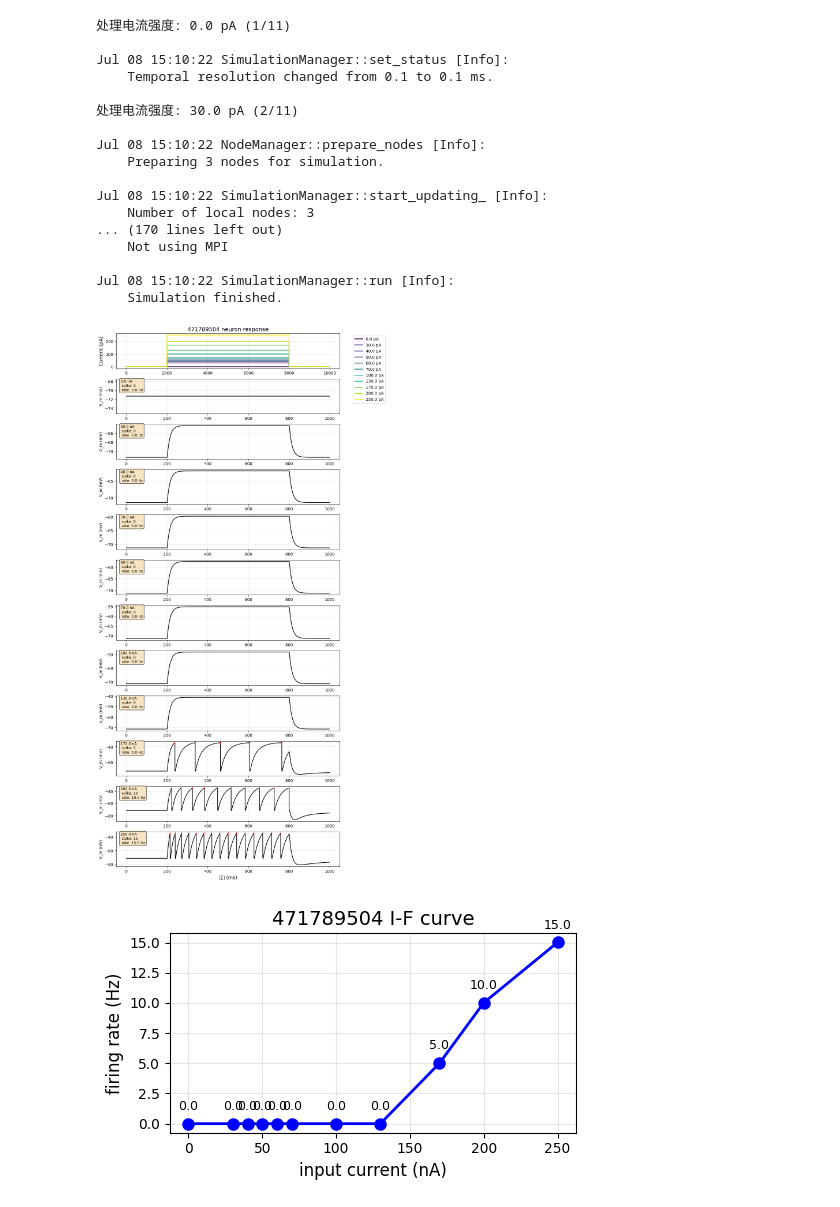
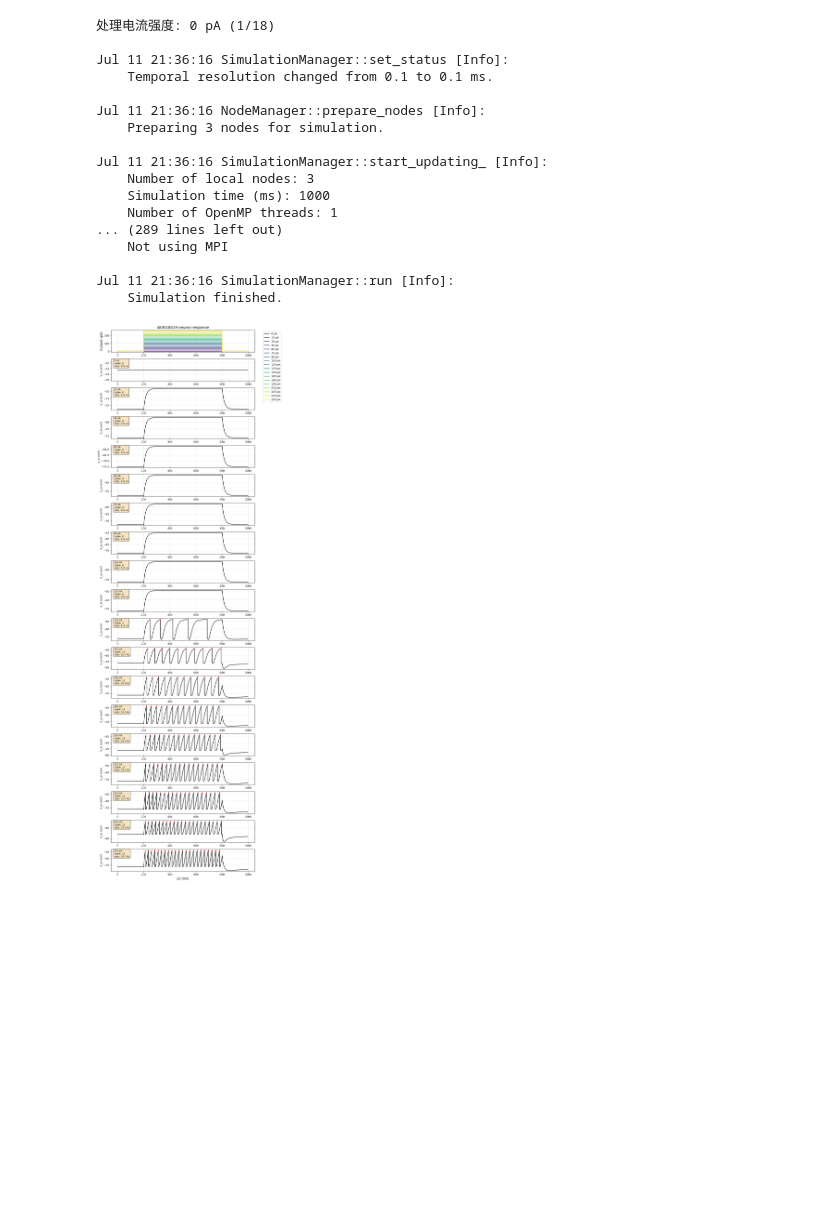
Before and after one commit to sdgds/Chen_package_test, a Jupyter notebook: test_NEST_neuron.ipynb, the cells around one changed output. Drawn from its saved outputs; the diff is of its cells as text; code cells hidden in the pictures; blank space fills up the shorter version.

```diff
--- a/test_NEST_neuron.ipynb
+++ b/test_NEST_neuron.ipynb
@@ -264,28 +222,33 @@ Jul 08 15:10:21 SimulationManager::run [Info]:
-# %%
-current_amplitudes = np.array([0, 0.03, 0.04, 0.05, 0.06, 0.07, 0.1, 0.13, 0.17, 0.2, 0.25])
-
-# 运行分析
-results = analyze_current_response(
-    node_type_id=node_type_id,
-    current_amplitudes=current_amplitudes * 1000
-)
-# %% [output]
-处理电流强度: 0.0 pA (1/11)
-
-Jul 08 15:10:22 SimulationManager::set_status [Info]:
-    Temporal resolution changed from 0.1 to 0.1 ms.
-
-处理电流强度: 30.0 pA (2/11)
-
-Jul 08 15:10:22 NodeManager::prepare_nodes [Info]:
-    Preparing 3 nodes for simulation.
-
-Jul 08 15:10:22 SimulationManager::start_updating_ [Info]:
-    Number of local nodes: 3
-... (170 lines left out)
-    Not using MPI
-
-Jul 08 15:10:22 SimulationManager::run [Info]:
-    Simulation finished.
-[figure, removed]
-[figure, removed]
+# %%
+chen_neuron_model_template_index = 50
+node_type_id = chen_to_bmtk_mapping[chen_neuron_model_template_index]
+current_amplitudes = np.arange(0,270,15)
+T = 1000
+current_start = 200
+current_end = 800
+
+# 运行分析
+results = analyze_current_response(
+    node_type_id=node_type_id,
+    current_amplitudes=current_amplitudes,
+    T=T, current_start=current_start, current_end=current_end
+)
+# %% [output]
+处理电流强度: 0 pA (1/18)
+
+Jul 11 21:36:16 SimulationManager::set_status [Info]:
+    Temporal resolution changed from 0.1 to 0.1 ms.
+
+Jul 11 21:36:16 NodeManager::prepare_nodes [Info]:
+    Preparing 3 nodes for simulation.
+
+Jul 11 21:36:16 SimulationManager::start_updating_ [Info]:
+    Number of local nodes: 3
+    Simulation time (ms): 1000
+    Number of OpenMP threads: 1
+... (289 lines left out)
+    Not using MPI
+
+Jul 11 21:36:16 SimulationManager::run [Info]:
+    Simulation finished.
+[figure, added]
```
Also changed, not shown: parts of 6 cells of this notebook.
